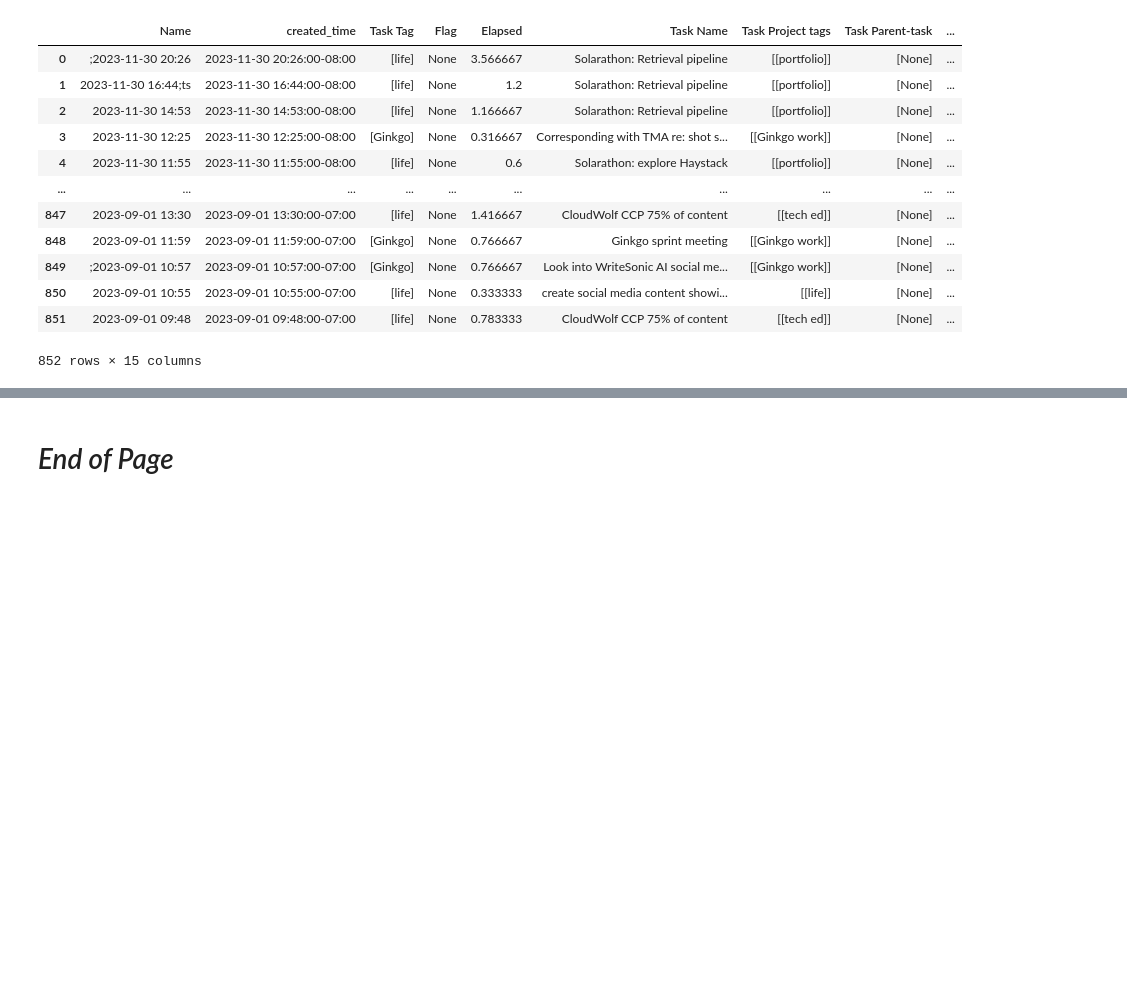
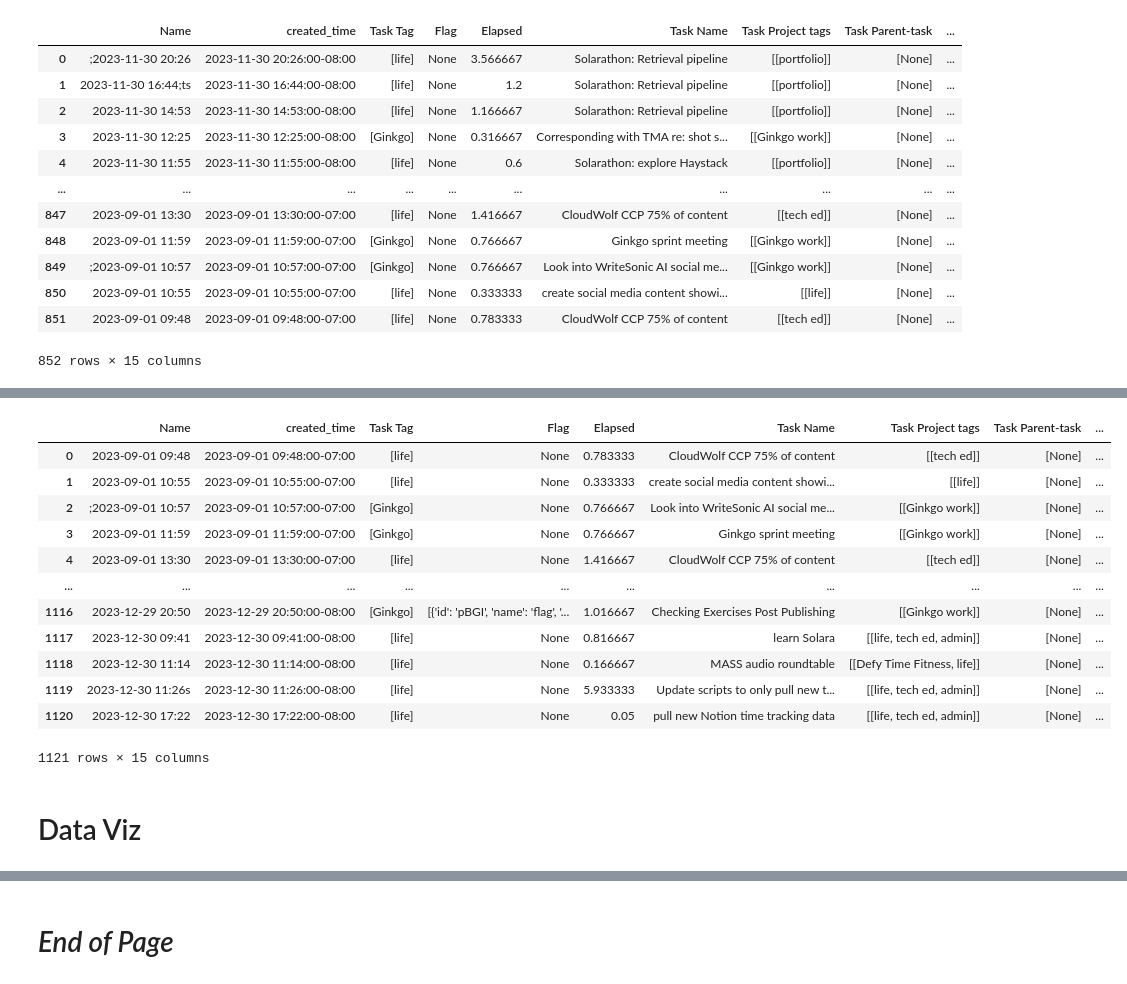
Before and after one commit to silvhua/notion-code, a Jupyter notebook: notebooks/2023-12-30 save to df.ipynb, the cells around one changed output, grey strips where cells are left out. Saved outputs shown, nothing was run; the diff lists cells and outputs as text; code cells hidden in the pictures; blank space fills up the shorter version.

Commit message:
debug and pull new data; `runPipeline.sh` works!

```diff
--- a/notebooks/2023-12-30 save to df.ipynb
+++ b/notebooks/2023-12-30 save to df.ipynb
@@ -272,0 +275,5 @@ DataFrame columns: ['Name', 'created_time', 'Task Tag', 'Flag', 'Elapsed', 'Task
+# %%
+filename = 'notion_df.sav'
+path = '/home/silvhua/repositories/notion/data/'
+loadpickle(filename, path)
+# %% [output]
@@ -272,0 +283,15 @@ DataFrame columns: ['Name', 'created_time', 'Task Tag', 'Flag', 'Elapsed', 'Task
+|  | Name | created_time | Task Tag | Flag | Elapsed | Task Name | Task Project tags | Task Parent-task | ... |
+| 0 | 2023-09-01 09:48 | 2023-09-01 09:48:00-07:00 | [life] | None | 0.783333 | CloudWolf CCP 75% of content | [[tech ed]] | [None] | ... |
+| 1 | 2023-09-01 10:55 | 2023-09-01 10:55:00-07:00 | [life] | None | 0.333333 | create social media content showi... | [[life]] | [None] | ... |
+| 2 | ;2023-09-01 10:57 | 2023-09-01 10:57:00-07:00 | [Ginkgo] | None | 0.766667 | Look into WriteSonic AI social me... | [[Ginkgo work]] | [None] | ... |
+| 3 | 2023-09-01 11:59 | 2023-09-01 11:59:00-07:00 | [Ginkgo] | None | 0.766667 | Ginkgo sprint meeting | [[Ginkgo work]] | [None] | ... |
+| 4 | 2023-09-01 13:30 | 2023-09-01 13:30:00-07:00 | [life] | None | 1.416667 | CloudWolf CCP 75% of content | [[tech ed]] | [None] | ... |
+| ... | ... | ... | ... | ... | ... | ... | ... | ... | ... |
+| 1116 | 2023-12-29 20:50 | 2023-12-29 20:50:00-08:00 | [Ginkgo] | [{'id': 'pBGI', 'name': 'flag', '... | 1.016667 | Checking Exercises Post Publishing | [[Ginkgo work]] | [None] | ... |
+| 1117 | 2023-12-30 09:41 | 2023-12-30 09:41:00-08:00 | [life] | None | 0.816667 | learn Solara | [[life, tech ed, admin]] | [None] | ... |
+| 1118 | 2023-12-30 11:14 | 2023-12-30 11:14:00-08:00 | [life] | None | 0.166667 | MASS audio roundtable | [[Defy Time Fitness, life]] | [None] | ... |
+| 1119 | 2023-12-30 11:26s | 2023-12-30 11:26:00-08:00 | [life] | None | 5.933333 | Update scripts to only pull new t... | [[life, tech ed, admin]] | [None] | ... |
+| 1120 | 2023-12-30 17:22 | 2023-12-30 17:22:00-08:00 | [life] | None | 0.05 | pull new Notion time tracking data | [[life, tech ed, admin]] | [None] | ... |
+1121 rows × 15 columns
+# %% [markdown]
+# Data Viz
```
Also changed, not shown: parts of 4 cells of this notebook, 8 other files.
